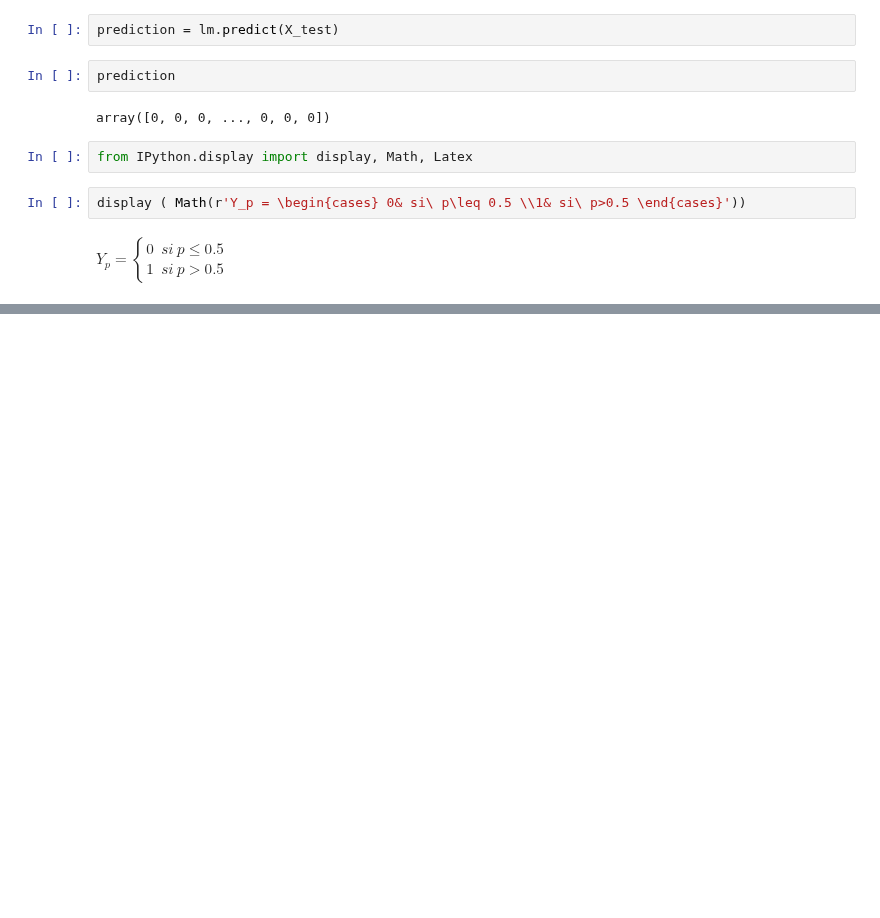
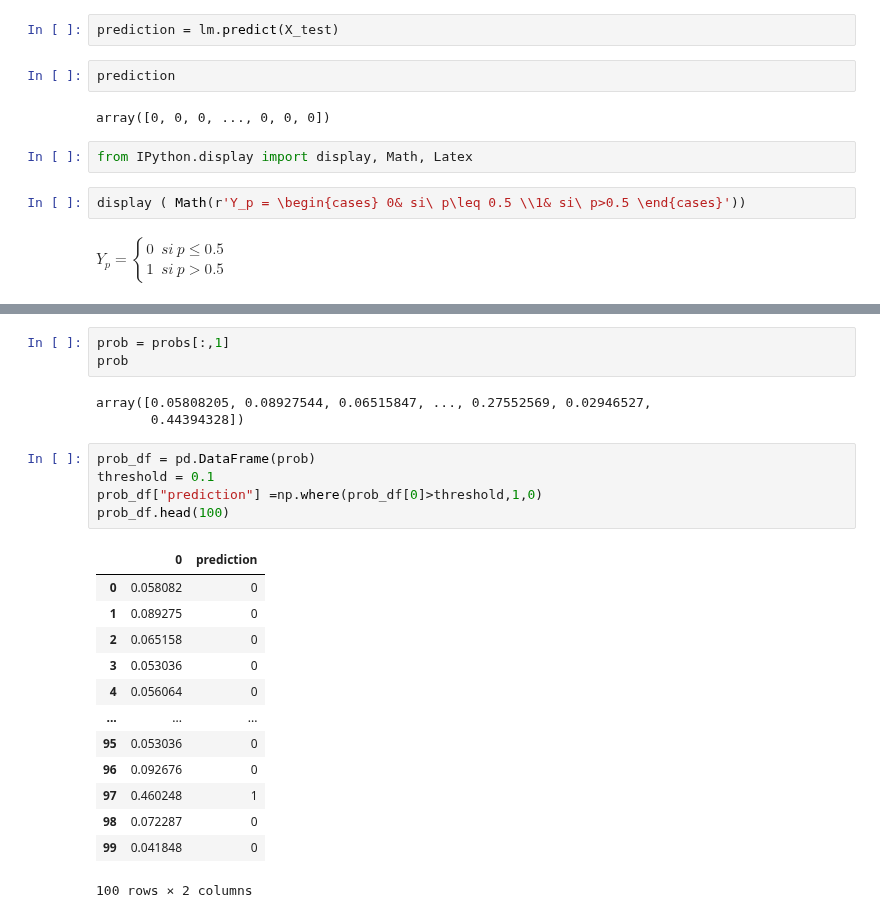
Before and after one commit to Chefi/python-ml-course, a Jupyter notebook: notebooks/Regresion Logistica Mi Notebook.ipynb, the cells around one changed output, grey strips where cells are left out. Saved outputs shown, nothing was run; the diff lists cells and outputs as text; blank space fills up the shorter version.

```diff
--- a/notebooks/Regresion Logistica Mi Notebook.ipynb
+++ b/notebooks/Regresion Logistica Mi Notebook.ipynb
@@ -1294,0 +1299,25 @@ $\displaystyle Y_p = \begin{cases} 0& si\ p\leq 0.5 \\1& si\ p>0.5 \end{cases}$
+# %%
+prob = probs[:,1]
+prob
+# %% [output]
+array([0.05808205, 0.08927544, 0.06515847, ..., 0.27552569, 0.02946527,
+       0.44394328])
+# %%
+prob_df = pd.DataFrame(prob)
+threshold = 0.1
+prob_df["prediction"] =np.where(prob_df[0]>threshold,1,0)
+prob_df.head(100)
+# %% [output]
+|  | 0 | prediction |
+| 0 | 0.058082 | 0 |
+| 1 | 0.089275 | 0 |
+| 2 | 0.065158 | 0 |
+| 3 | 0.053036 | 0 |
+| 4 | 0.056064 | 0 |
+| ... | ... | ... |
+| 95 | 0.053036 | 0 |
+| 96 | 0.092676 | 0 |
+| 97 | 0.460248 | 1 |
+| 98 | 0.072287 | 0 |
+| 99 | 0.041848 | 0 |
+100 rows × 2 columns
```
Also changed, not shown: parts of 9 cells of this notebook.
